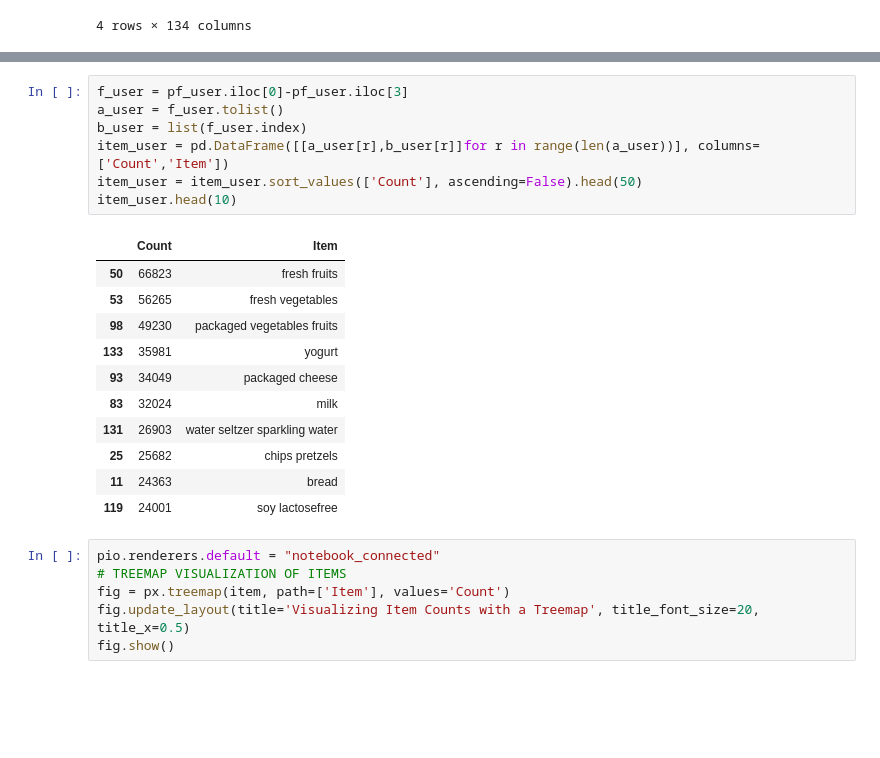
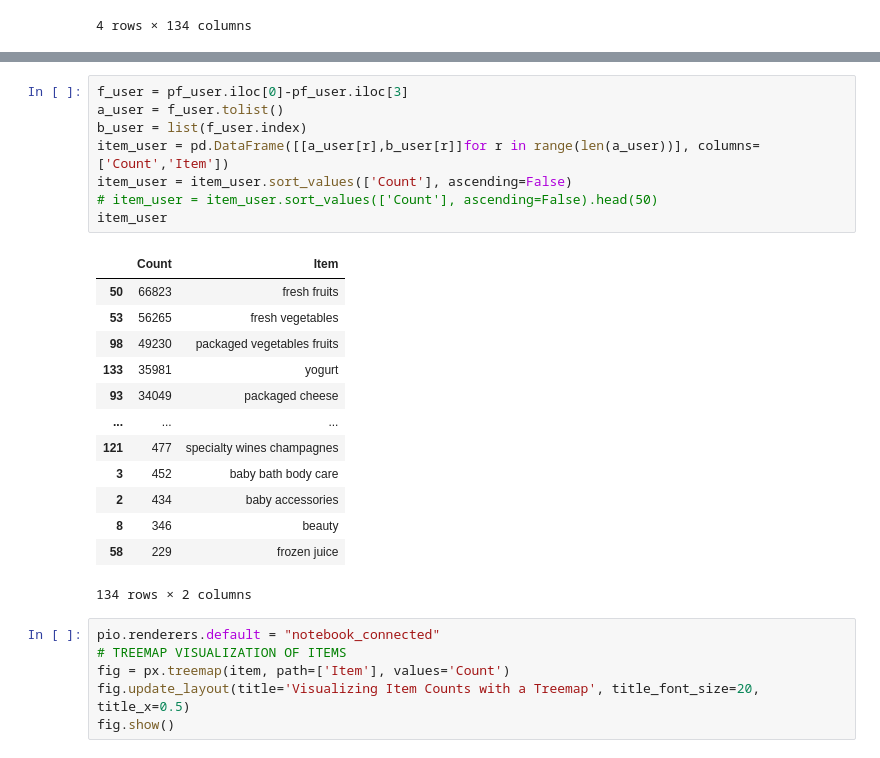
Before and after one commit to baco0611/Analyze_Hunter_Shop_DataMining, a Jupyter notebook: data.ipynb, the cells around one changed output, grey strips where cells are left out. Saved outputs shown, nothing was run; the diff lists cells and outputs as text; blank space fills up the shorter version.

```diff
--- a/data.ipynb
+++ b/data.ipynb
@@ -666,22 +670,25 @@ item.head(10)
 # %%
 f_user = pf_user.iloc[0]-pf_user.iloc[3]
 a_user = f_user.tolist()
 b_user = list(f_user.index)
 item_user = pd.DataFrame([[a_user[r],b_user[r]]for r in range(len(a_user))], columns=['Count','Item'])
-item_user = item_user.sort_values(['Count'], ascending=False).head(50)
-item_user.head(10)
+item_user = item_user.sort_values(['Count'], ascending=False)
+# item_user = item_user.sort_values(['Count'], ascending=False).head(50)
+item_user
 # %% [output]
 |  | Count | Item |
 | 50 | 66823 | fresh fruits |
 | 53 | 56265 | fresh vegetables |
 | 98 | 49230 | packaged vegetables fruits |
 | 133 | 35981 | yogurt |
 | 93 | 34049 | packaged cheese |
-| 83 | 32024 | milk |
-| 131 | 26903 | water seltzer sparkling water |
-| 25 | 25682 | chips pretzels |
-| 11 | 24363 | bread |
-| 119 | 24001 | soy lactosefree |
+| ... | ... | ... |
+| 121 | 477 | specialty wines champagnes |
+| 3 | 452 | baby bath body care |
+| 2 | 434 | baby accessories |
+| 8 | 346 | beauty |
+| 58 | 229 | frozen juice |
+134 rows × 2 columns
 # %%
 pio.renderers.default = "notebook_connected"
 # TREEMAP VISUALIZATION OF ITEMS
```
Also changed, not shown: parts of 19 cells of this notebook.
